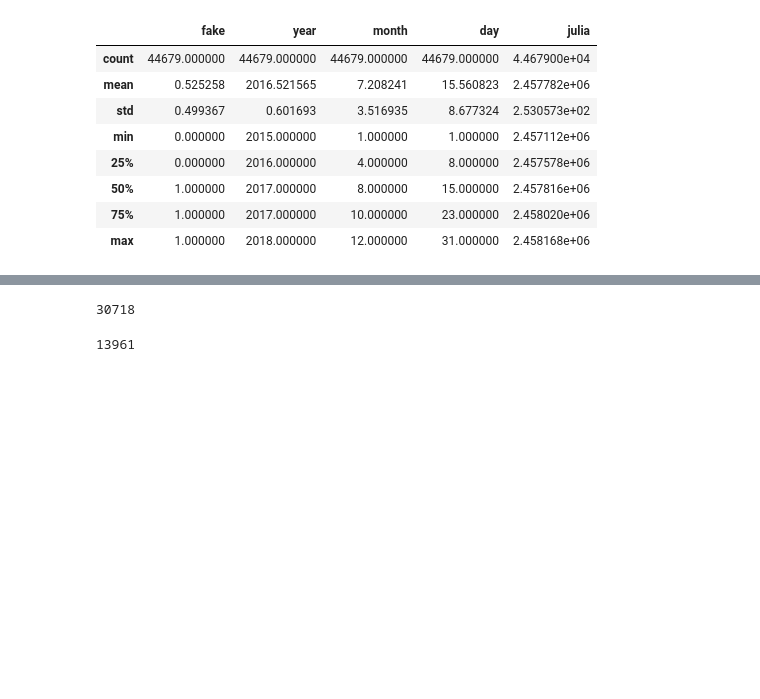
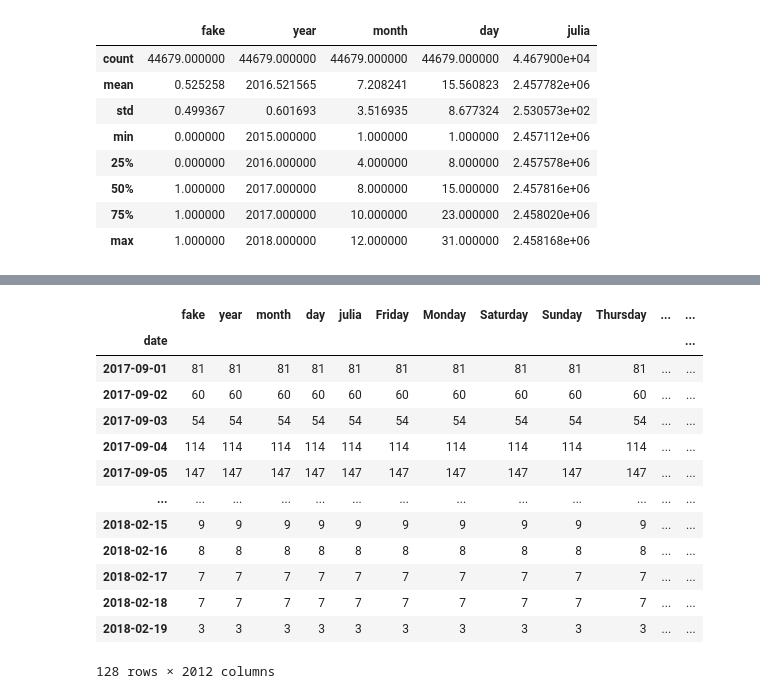
Before and after one commit to SDLoyd/FakeNews, a Jupyter notebook: code/fakenews.ipynb, the cells around one changed output, grey strips where cells are left out. Cells and saved outputs as stored; diff of their text form; code cells hidden in the pictures; blank space fills up the shorter version.

```diff
--- a/code/fakenews.ipynb
+++ b/code/fakenews.ipynb
@@ -251,0 +217,17 @@ test = clean_fake_news_df[clean_fake_news_df['date'] >= '2017-09-01']
+# %%
+text_train = text_train.add_suffix('_text')
+text_val = text_val.add_suffix('_text')
+title_train = text_train.add_suffix('_title')
+title_val = text_val.add_suffix('_title')
+# %%
+# Merge into one
+tdif_train = pd.concat([title_train,text_train],axis=1)
+tdif_val = pd.concat([title_val,text_val],axis=1)
+# %%
+# Merge with original
+train = pd.concat([train.reset_index(drop=True),tdif_train.reset_index(drop=True)],axis=1)
+val = pd.concat([val.reset_index(drop=True),tdif_val.reset_index(drop=True)],axis=1)
+# %%
+# Drop columns
+train=train.drop(['title_cl','text_cl'], axis=1).reset_index(drop=True)
+val=val.drop(['title_cl','text_cl'], axis=1).reset_index(drop=True)
@@ -252,8 +422,17 @@ test = clean_fake_news_df[clean_fake_news_df['date'] >= '2017-09-01']
 # %%
-train.date.count()
+val.groupby('date').count()
 # %% [output]
+|  | fake | year | month | day | julia | Friday | Monday | Saturday | Sunday | Thursday | ... | ... |
+| date |  |  |  |  |  |  |  |  |  |  |  | ... |
+| 2017-09-01 | 81 | 81 | 81 | 81 | 81 | 81 | 81 | 81 | 81 | 81 | ... | ... |
+| 2017-09-02 | 60 | 60 | 60 | 60 | 60 | 60 | 60 | 60 | 60 | 60 | ... | ... |
+| 2017-09-03 | 54 | 54 | 54 | 54 | 54 | 54 | 54 | 54 | 54 | 54 | ... | ... |
+| 2017-09-04 | 114 | 114 | 114 | 114 | 114 | 114 | 114 | 114 | 114 | 114 | ... | ... |
+| 2017-09-05 | 147 | 147 | 147 | 147 | 147 | 147 | 147 | 147 | 147 | 147 | ... | ... |
+| ... | ... | ... | ... | ... | ... | ... | ... | ... | ... | ... | ... | ... |
+| 2018-02-15 | 9 | 9 | 9 | 9 | 9 | 9 | 9 | 9 | 9 | 9 | ... | ... |
+| 2018-02-16 | 8 | 8 | 8 | 8 | 8 | 8 | 8 | 8 | 8 | 8 | ... | ... |
+| 2018-02-17 | 7 | 7 | 7 | 7 | 7 | 7 | 7 | 7 | 7 | 7 | ... | ... |
+| 2018-02-18 | 7 | 7 | 7 | 7 | 7 | 7 | 7 | 7 | 7 | 7 | ... | ... |
+| 2018-02-19 | 3 | 3 | 3 | 3 | 3 | 3 | 3 | 3 | 3 | 3 | ... | ... |
-30718
+128 rows × 2012 columns
-# %%
-test.date.count()
-# %% [output]
-13961
```
Also changed, not shown: parts of 52 cells of this notebook.
